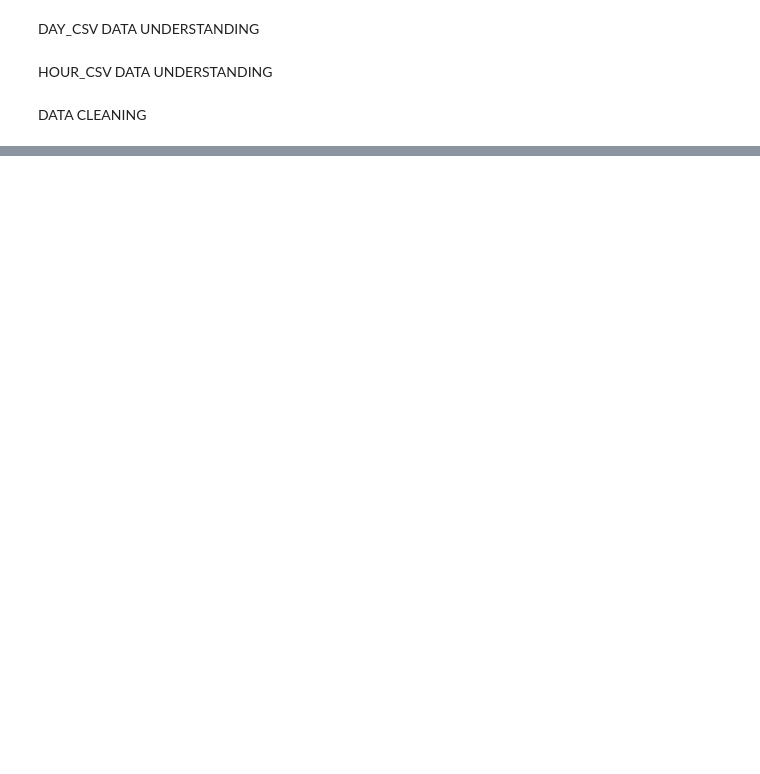
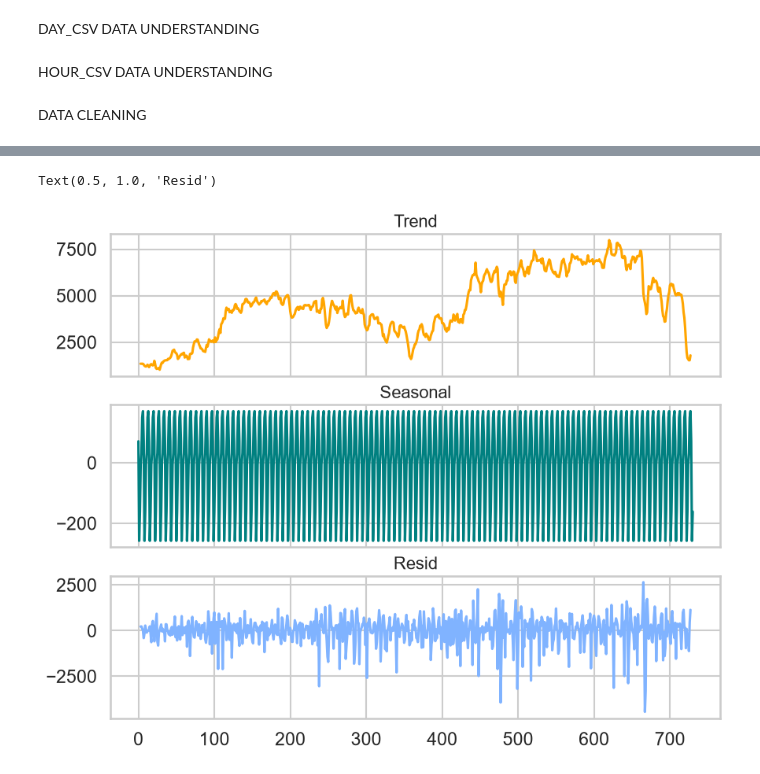
Before and after one commit to Miris-01/bike-sharing, a Jupyter notebook: bike-analysis.ipynb, the cells around one changed output, grey strips where cells are left out. Cells and saved outputs as stored; diff of their text form; code cells hidden in the pictures; blank space fills up the shorter version.

```diff
--- a/bike-analysis.ipynb
+++ b/bike-analysis.ipynb
@@ -153,3 +191,10 @@ plt.show()
 # %%
-#hour.csv . 0-23 fila forman una fila de la tabla de day (evidentemente, un día tiene 24 horas)
-#weathersit: 1-despejado 2-niebla 3-lluvia débil 4-tormenta
+
+#PASO 2. CUMPLIR CON LOS REQUISITOS DE PANDAS
+#índice: DatetimeIndex
+#asegurar orden cronológico
+#asegurar frecuencia constante
+
+#índice
+day_df = day_df.set_index('date').sort_index() #establecemos índice y orden cronológico
+day_df = day_df.asfreq('D') #frecuencia
@@ -156,2 +208,13 @@ plt.show()
 # %%
 #Definición de la serie temporal. Gráficos que demuestren la temporalidad. Buscar tendencia y estacionalidad.
+res_semanal = seasonal_decompose(day_df['rented_bikes'], model='additive', period=7)
+fig, (ax1, ax2, ax3) = plt.subplots(3,1, figsize=(10, 8), sharex=True)
+res_semanal.trend.plot(ax=ax1, color='orange')
+ax1.set_title("Trend")
+res_semanal.seasonal.plot(ax=ax2, color='teal')
+ax2.set_title("Seasonal")
+res_semanal.resid.plot(ax=ax3, color="#80B3FF")
+ax3.set_title("Resid")
+# %% [output]
+Text(0.5, 1.0, 'Resid')
+[figure, added]
```
Also changed, not shown: parts of 19 cells of this notebook, 1 other file.
